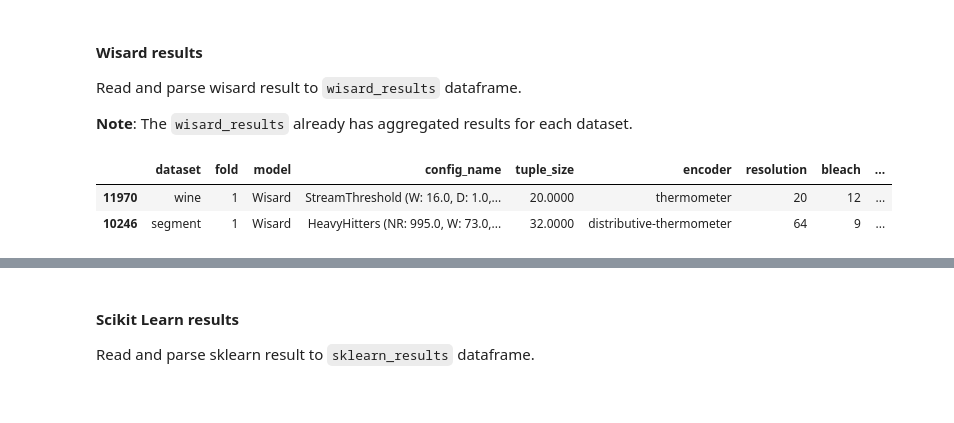
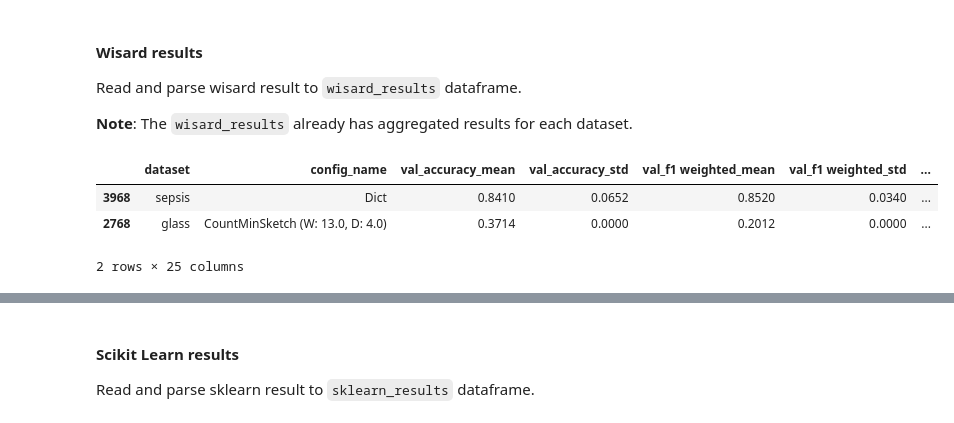
Before and after one commit to otavioon/wisardlib, a Jupyter notebook: analysis/analyse_results.ipynb, the cells around one changed output, grey strips where cells are left out. Saved outputs shown, nothing was run; the diff lists cells and outputs as text; code cells hidden in the pictures.

```diff
--- a/analysis/analyse_results.ipynb
+++ b/analysis/analyse_results.ipynb
@@ -33,8 +33,16 @@ pd.set_option("display.float_format", lambda x: "%.4f" % x)
 # ---------- Paths -------------
 # -- Inputs
 datasets_info_path = Path("datasets_info.json")
-results_path = Path("results_wisard_folded.csv")
-results_sklearn_path = Path("results_sklearn_folded.csv")
+
+results_sklearn_path = [
+    Path("results_knn_folded.csv"),
+    Path("results_mlp_folded.csv"),
+    Path("results_mlp2_folded.csv"),
+    Path("results_svm_folded.csv"),
+    Path("results_rf_folded.csv"),
+]
+
+results_wisard_path = Path("results_wisard_folded.csv")
 # %% [markdown]
 ### Read inputs and create a full dataframe
 
@@ -133,7 +141,7 @@ def parse_wisard_config_name(row) -> str:
 
 
 # --- Read results and add a column with the name of the configuration ---
-wisard_results = pd.read_csv(results_path).drop_duplicates()
+wisard_results = pd.read_csv(results_wisard_path).drop_duplicates()
 
 # --- Add useful columns ---
 wisard_results["tuple_size"] = (
@@ -148,6 +156,14 @@ wisard_results = wisard_results[
     [
         "dataset_name",
         "config_name",
+        "val_accuracy_mean",
+        "val_accuracy_std",
+        "val_f1 weighted_mean",
+        "val_f1 weighted_std",
+        "val_model size_mean",
+        "val_model size_std",
+        "val_ties_mean",
+        "val_ties_std",
         "test_accuracy_mean",
         "test_accuracy_std",
         "test_f1 weighted_mean",
@@ -165,58 +181,36 @@ wisard_results = wisard_results[
     ]
 ]
 
 # --- Rename columns ---
 wisard_results = wisard_results.rename(
     columns={
         "dataset_name": "dataset",
         "ram": "model",
         "test_ties_mean": "ties",
         "test_ties_std": "ties_std",
         "test_accuracy_mean": "accuracy",
         "test_accuracy_std": "accuracy_std",
         "test_f1 weighted_mean": "f1",
         "test_f1 weighted_std": "f1_std",
         "test_model size_mean": "model_size",
         "test_model size_std": "model_size_std",
     }
 )
 
 # --- Add model column and drop duplicates ---
 wisard_results["model"] = "Wisard"
 wisard_results.drop_duplicates(inplace=True)
 
 # Split dataset name from fold
 wisard_results[["dataset", "fold"]] = wisard_results["dataset"].str.split(
     "_fold_", expand=True
 )
 wisard_results["fold"] = wisard_results["fold"].astype(int)
-
-
-# Rearange columns
-wisard_results = wisard_results[[
-    "dataset",
-    "fold",
-    "model",
-    "config_name",
-    "tuple_size",
-    "encoder",
-    "resolution",
-    "bleach",
-    "rams per discriminator",
-    "accuracy",
-    "accuracy_std",
-    "f1",
-    "f1_std",
-    "model_size",
-    "model_size_std",
-    "ties",
-    "ties_std",
-]]
-
 wisard_results.sample(n=2)
 # %% [output]
-|  | dataset | fold | model | config_name | tuple_size | encoder | resolution | bleach | ... |
-| 11970 | wine | 1 | Wisard | StreamThreshold (W: 16.0, D: 1.0,... | 20.0000 | thermometer | 20 | 12 | ... |
-| 10246 | segment | 1 | Wisard | HeavyHitters (NR: 995.0, W: 73.0,... | 32.0000 | distributive-thermometer | 64 | 9 | ... |
+|  | dataset | config_name | val_accuracy_mean | val_accuracy_std | val_f1 weighted_mean | val_f1 weighted_std | ... |
+| 3968 | sepsis | Dict | 0.8410 | 0.0652 | 0.8520 | 0.0340 | ... |
+| 2768 | glass | CountMinSketch (W: 13.0, D: 4.0) | 0.3714 | 0.0000 | 0.2012 | 0.0000 | ... |
+2 rows × 25 columns
 # %%
 dict_wisard_results = wisard_results[(wisard_results["config_name"] == "Dict")]
```
Also changed, not shown: parts of 45 cells of this notebook, 1 other file.
